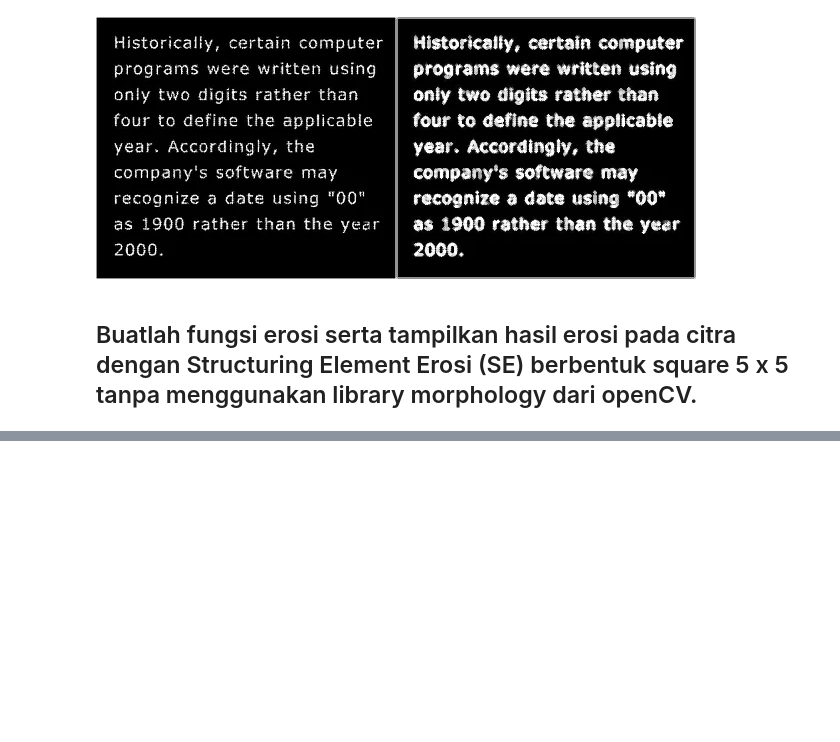
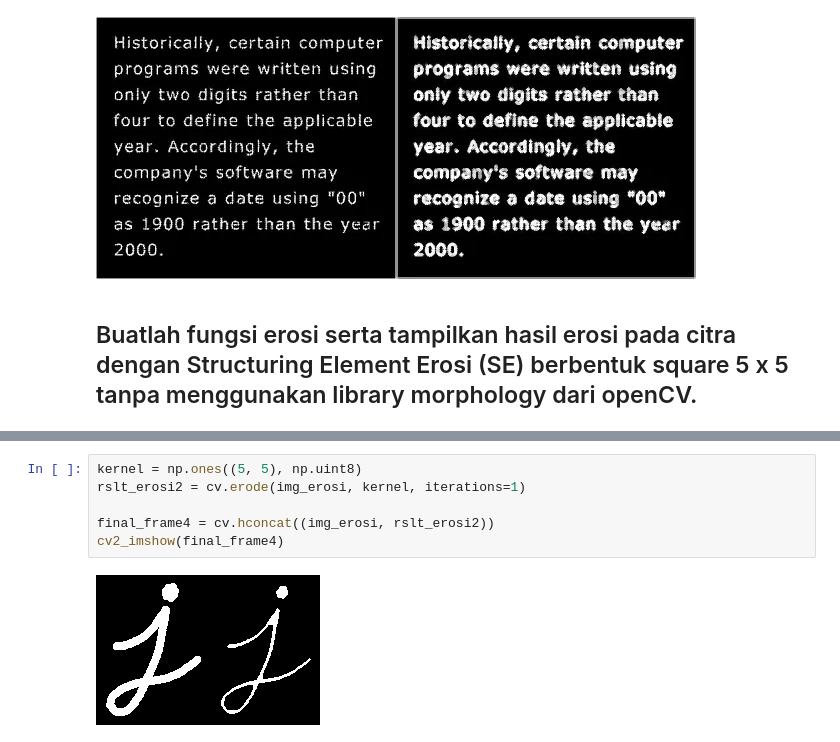
Before and after one commit to AchmadWibawa/PCVK, a Jupyter notebook: Week9.ipynb, the cells around one changed output, grey strips where cells are left out. Saved outputs shown, nothing was run; the diff lists cells and outputs as text; blank space fills up the shorter version.

```diff
--- a/Week9.ipynb
+++ b/Week9.ipynb
@@ -75,0 +97,8 @@ cv2_imshow(final_frame)
+# %%
+kernel = np.ones((5, 5), np.uint8)
+rslt_erosi2 = cv.erode(img_erosi, kernel, iterations=1)
+
+final_frame4 = cv.hconcat((img_erosi, rslt_erosi2))
+cv2_imshow(final_frame4)
+# %% [output]
+[figure, added]
```
Also changed, not shown: parts of 26 cells of this notebook.
